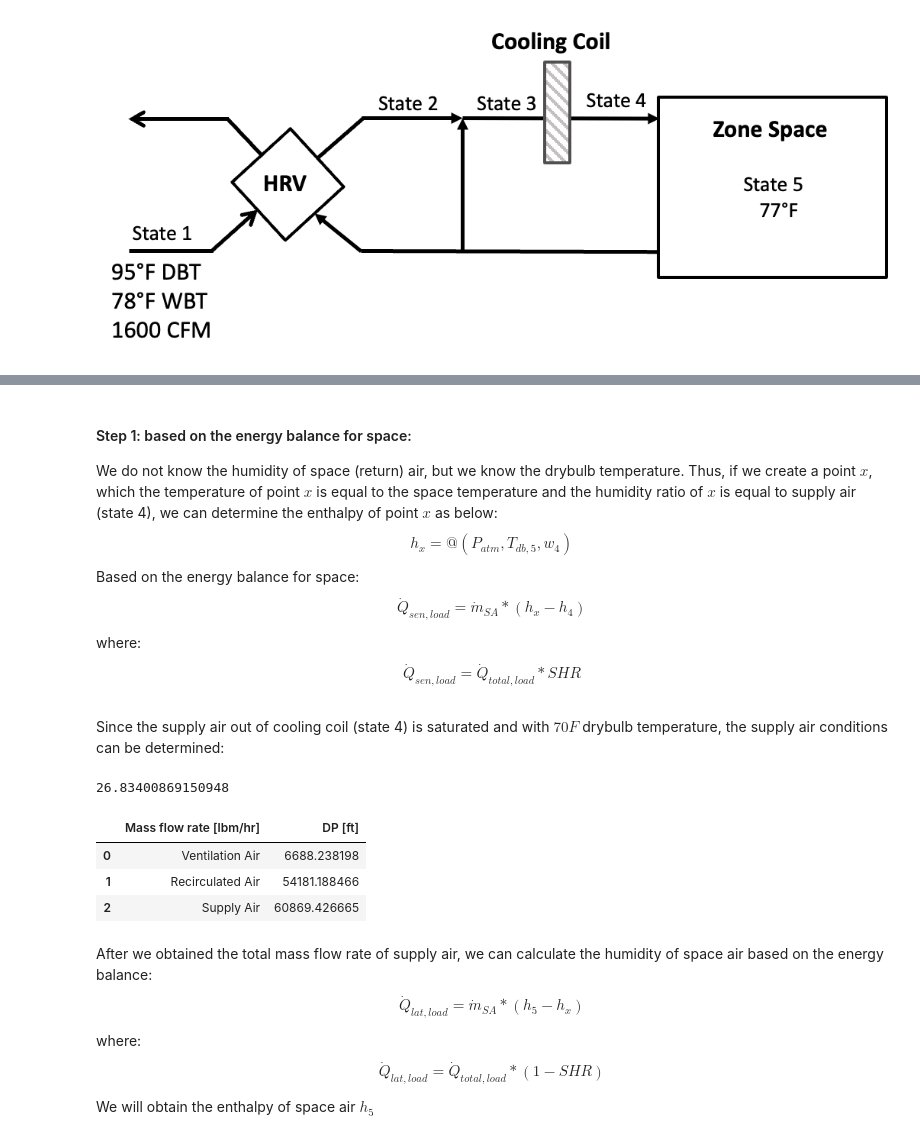
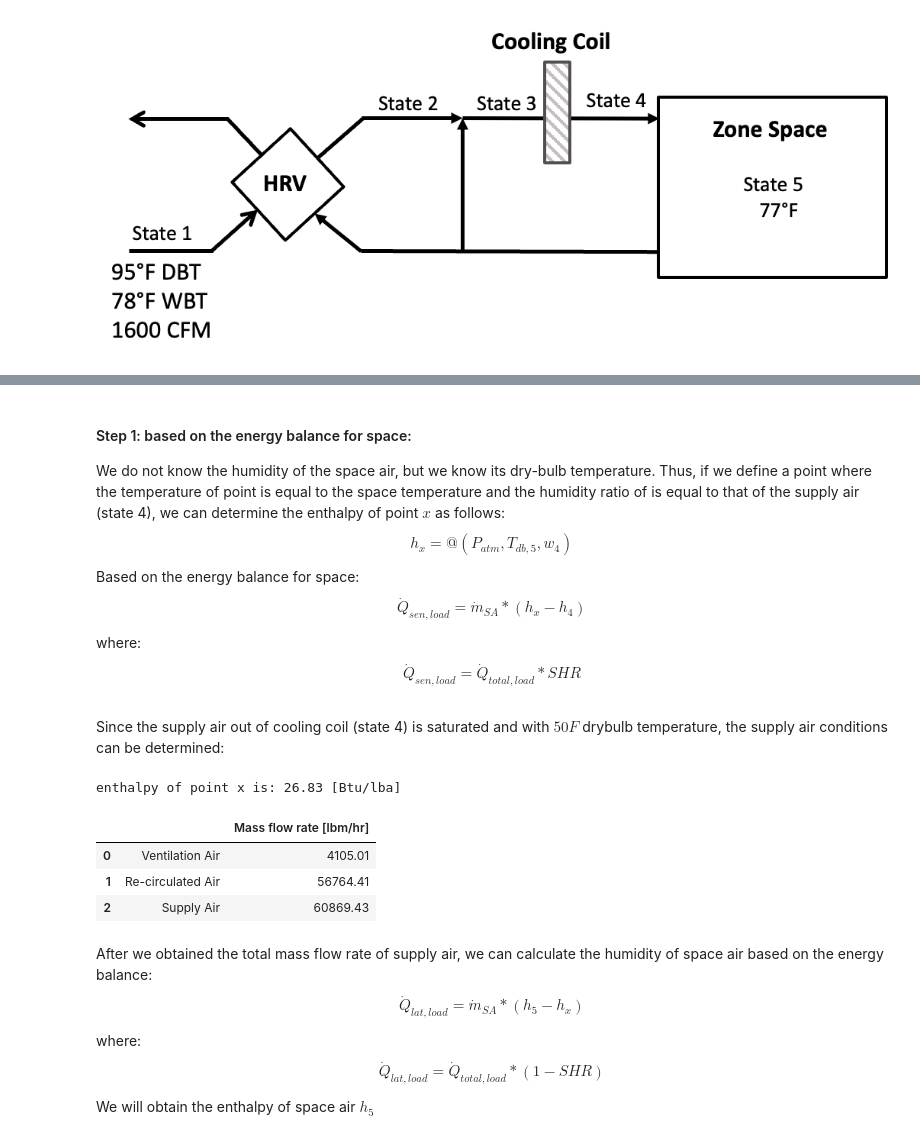
Before and after one commit to JieMa1202/CE414, a Jupyter notebook: Homework/Exam.ipynb, the cells around one changed output, grey strips where cells are left out. Cells and saved outputs as stored; diff of their text form; code cells hidden in the pictures.

```diff
--- a/Homework/Exam.ipynb
+++ b/Homework/Exam.ipynb
@@ -33,13 +40,13 @@ v_1 = v_ptb(P_atm,T_db_1,T_wb_1) # outdoor air specific volumn [ft3/lbm]
 # %% [markdown]
 #### Step 1: based on the energy balance for space:
-We do not know the humidity of space (return) air, but we know the drybulb temperature. Thus, if we create a point $x$, which the temperature of point $x$ is equal to the space temperature and the humidity ratio of $x$ is equal to supply air (state 4), we can determine the enthalpy of point $x$ as below:
+We do not know the humidity of the space air, but we know its dry-bulb temperature. Thus, if we define a point where the temperature of point is equal to the space temperature and the humidity ratio of is equal to that of the supply air (state 4), we can determine the enthalpy of point $x$ as follows:
 $$h_x = @(P_{atm}, T_{db,5}, w_4)$$
 Based on the energy balance for space:
 $$\dot{Q}_{sen,load} = \dot{m}_{SA} * (h_x - h_4)$$
 where:
 $$\dot{Q}_{sen,load} = \dot{Q}_{total,load} * SHR$$
 # %% [markdown]
-Since the supply air out of cooling coil (state 4) is saturated and with $70F$ drybulb temperature, the supply air conditions can be determined:
+Since the supply air out of cooling coil (state 4) is saturated and with $50F$ drybulb temperature, the supply air conditions can be determined:
 # %%
 T_db_4 = 50 #supply air drybulb temperature [F]
 RH_4 = 100 #supply air relative humisity [%]
@@ -49,35 +56,32 @@ w_4 = W_ptr(P_atm,T_db_4,RH_4) #supply air humidity ratio []
 
 T_db_5 = 77 #return air drybulb temperature [F]
 h_x = h_ptw(P_atm,T_db_5,w_4) #calculate the enthalpy of point x
-print(h_x)
+print('enthalpy of point x is:',f"{h_x:.2f}",'[Btu/lba]')
 # %% [output]
-26.83400869150948
+enthalpy of point x is: 26.83 [Btu/lba]
 # %%
 Q_zone_sen = 500000 * 0.8 # the sensible load in space
 Q_zone_lat = 500000 * 0.2 # the latent load in space
 
 # calculate the mass flow rate of supply air, [lbm/hr]
-m_dot_tot = Q_zone_sen/(h_x - h_4)
+m_dot_SA = Q_zone_sen/(h_x - h_4)
 # calculate the mass flow rate of ventilation (outdoor) air, [lbm/hr]
 m_dot_ven = V_dot_ven * 60 / v_1
 # calculate the mass flow rate of recirculated (outdoor) air, [lbm/hr]
-m_dot_cir = m_dot_tot - m_dot_ven
+m_dot_cir = m_dot_SA - m_dot_ven
+
+# Create and display results:
+data = {
+    "": ["Ventilation Air", "Re-circulated Air", "Supply Air"],
+    "Mass flow rate [lbm/hr]": [f"{m_dot_ven:.2f}", f"{m_dot_cir:.2f}",f"{m_dot_SA:.2f}"]
+}
+df = pd.DataFrame(data)
+df
+# %% [output]
+|  |  | Mass flow rate [lbm/hr] |
+| 0 | Ventilation Air | 4105.01 |
+| 1 | Re-circulated Air | 56764.41 |
+| 2 | Supply Air | 60869.43 |
-# %%
-data = {
-    "Mass flow rate [lbm/hr]": ["Ventilation Air", "Recirculated Air", "Supply Air"],
-    "DP [ft]": [m_dot_ven, m_dot_cir,m_dot_tot]
-}
-
-# Create DataFrame
-df = pd.DataFrame(data)
-
-# Display table
-df
-# %% [output]
-|  | Mass flow rate [lbm/hr] | DP [ft] |
-| 0 | Ventilation Air | 6688.238198 |
-| 1 | Recirculated Air | 54181.188466 |
-| 2 | Supply Air | 60869.426665 |
 # %% [markdown]
 After we obtained the total mass flow rate of supply air, we can calculate the humidity of space air based on the energy balance:
 $$\dot{Q}_{lat,load} = \dot{m}_{SA} * (h_5 - h_x)$$
```
Also changed, not shown: parts of 15 cells of this notebook, 1 other file.
